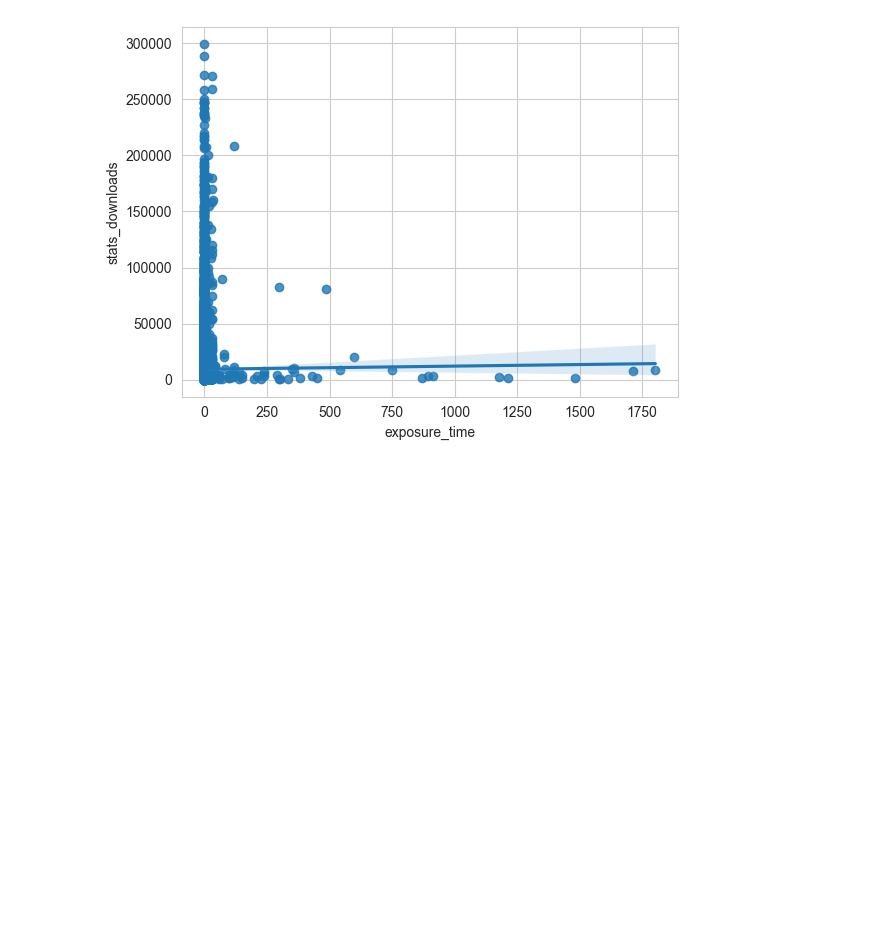
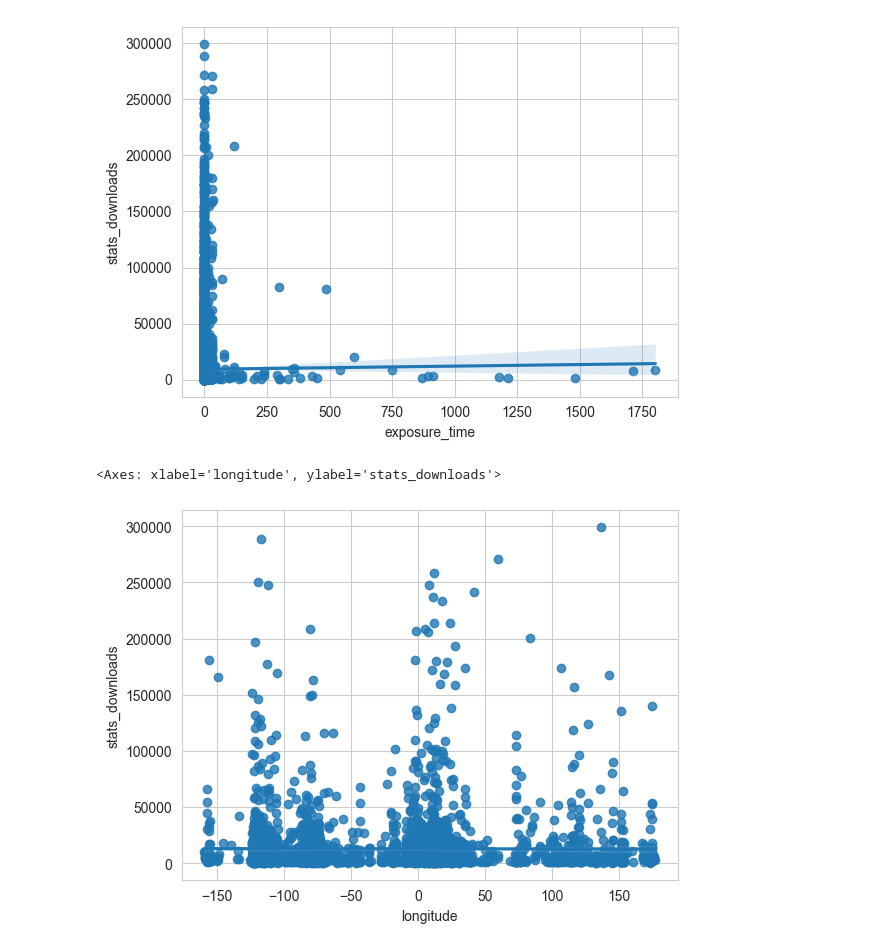
Before and after one commit to jjz17/Datathon2023, a Jupyter notebook: eda_jason.ipynb, the cells around one changed output. Saved outputs shown, nothing was run; the diff lists cells and outputs as text; code cells hidden in the pictures; blank space fills up the shorter version.

```diff
--- a/eda_jason.ipynb
+++ b/eda_jason.ipynb
@@ -95,9 +109,17 @@ train["image_category"] = train["image_category"].replace({"Featured": 1, "Not F
 train["camera_make"] = train["camera_make"].replace(cam_make_map)
 train["camera_make"] = train["camera_make"].apply(lambda x: str(x).lower())
 make_counts = train["camera_make"].value_counts()
+
 # Remove instances where camera_make <= 10
 train = train[train["camera_make"].isin(make_counts[make_counts > 10].index)]
+train["exposure_time"] = train["exposure_time"].apply(frac_to_float)
 train_num = train.select_dtypes(include=np.number)
+train["photo_submitted_at"] = pd.to_datetime(train["photo_submitted_at"])
+
+train["aperture_value"] = train["aperture_value"].fillna(train["aperture_value"].mean())
+train["iso"] = train["iso"].fillna(train["iso"].mean())
+train["exposure_time"] = train["exposure_time"].fillna(train["exposure_time"].mean())
+
 train
 # %% [output]
 |  | image_id | photo_url | photo_image_url | photo_submitted_at | obs_day | obs_hour | obs_min | obs_sec | ... |
@@ -291,6 +358,11 @@ sns.regplot(x="exposure_time", y="stats_downloads", data=train[train.exposure_ti
 # %% [output]
 <Axes: xlabel='exposure_time', ylabel='stats_downloads'>
 [figure]
+# %%
+sns.regplot(x="longitude", y="stats_downloads", data=train)
+# %% [output]
+<Axes: xlabel='longitude', ylabel='stats_downloads'>
+[figure, added]
 # %%
 from sklearn.model_selection import train_test_split
 
```
Also changed, not shown: parts of 7 cells of this notebook.
